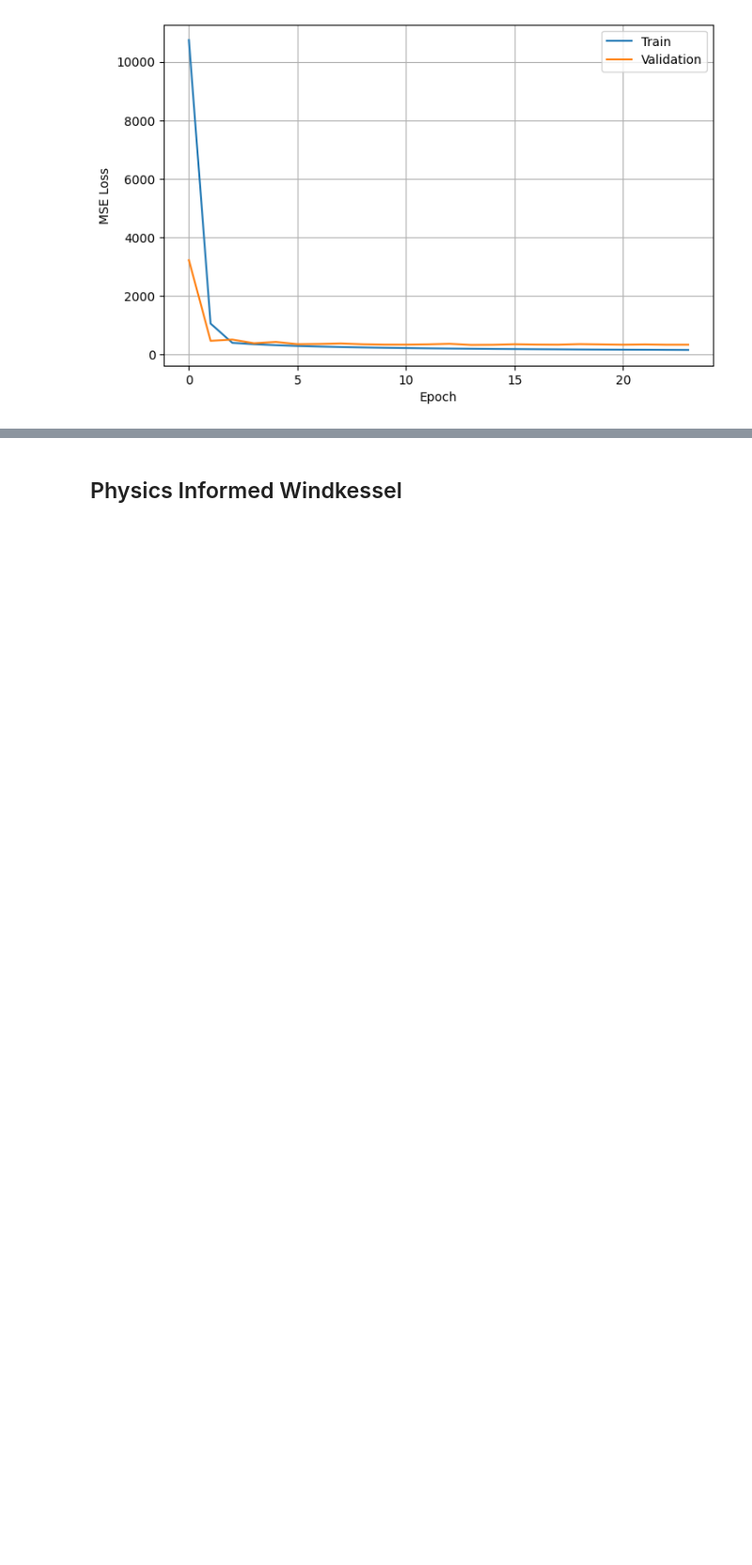
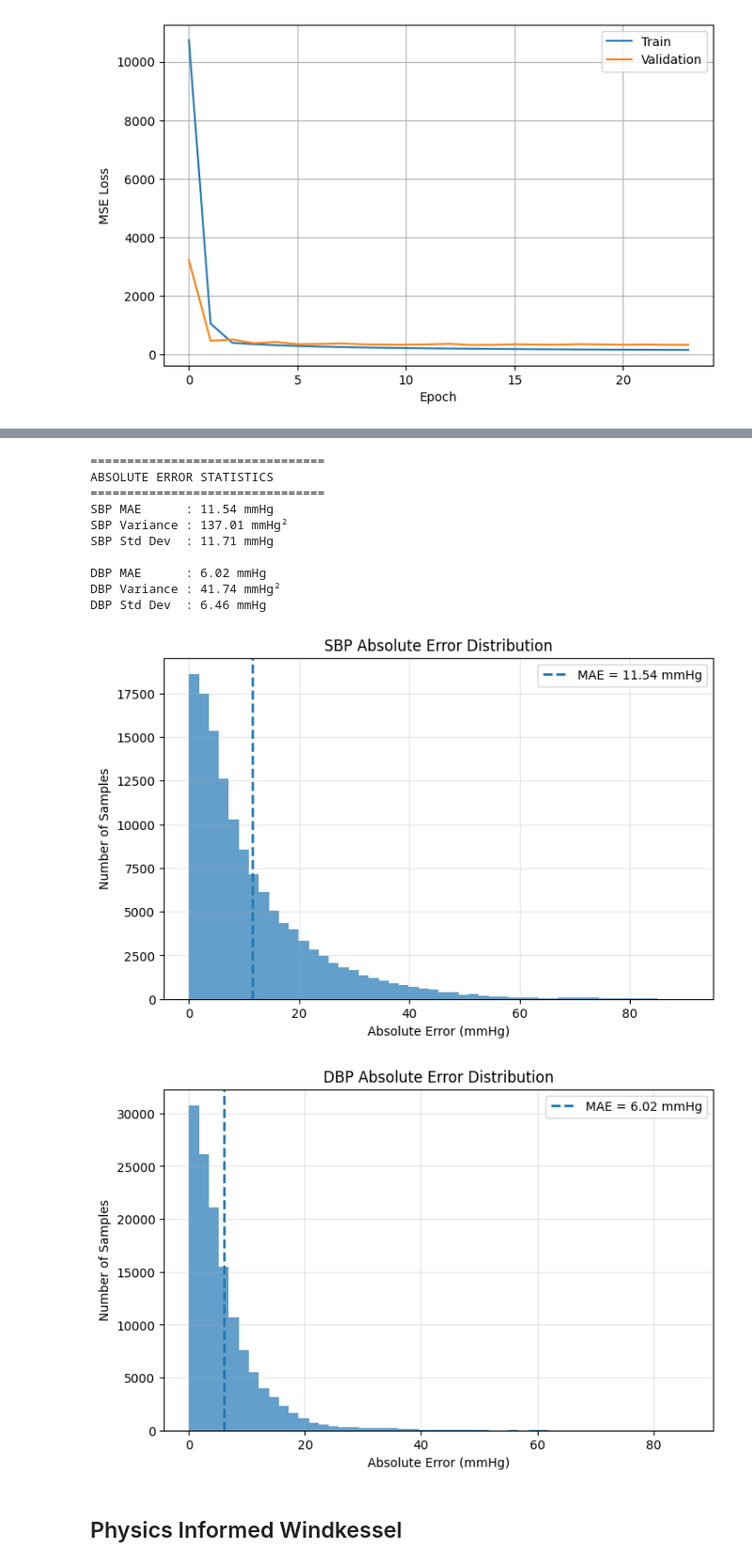
Before and after one commit to Yashvi1701/BP_estimation, a Jupyter notebook: experiments/PINN_wavelets_sym4.ipynb, the cells around one changed output, grey strips where cells are left out. Shown at 94% size. Cells and saved outputs as stored; diff of their text form; code cells hidden in the pictures; blank space fills up the shorter version.

```diff
--- a/experiments/PINN_wavelets_sym4.ipynb
+++ b/experiments/PINN_wavelets_sym4.ipynb
@@ -796,8 +799,8 @@ plt.show()
 # %% [output]
 [figure]
 # %%
-from models.train import evaluate_model
-predictions, targets, metrics = evaluate_model(
+from models.train import evaluate_model, plot_mae
+results = evaluate_model(
     model,
     test_loader,
     device
@@ -814,3 +819,18 @@ ValueError: too many values to unpack (expected 3)
+# %%
+plot_mae(results)
+# %% [output]
+================================
+ABSOLUTE ERROR STATISTICS
+================================
+SBP MAE      : 11.54 mmHg
+SBP Variance : 137.01 mmHg²
+SBP Std Dev  : 11.71 mmHg
+
+DBP MAE      : 6.02 mmHg
+DBP Variance : 41.74 mmHg²
+DBP Std Dev  : 6.46 mmHg
+[figure, added]
+[figure, added]
 # %% [markdown]
 ## Physics Informed Windkessel ##
 # %%
```
Also changed, not shown: parts of 11 cells of this notebook, 8 other files.
